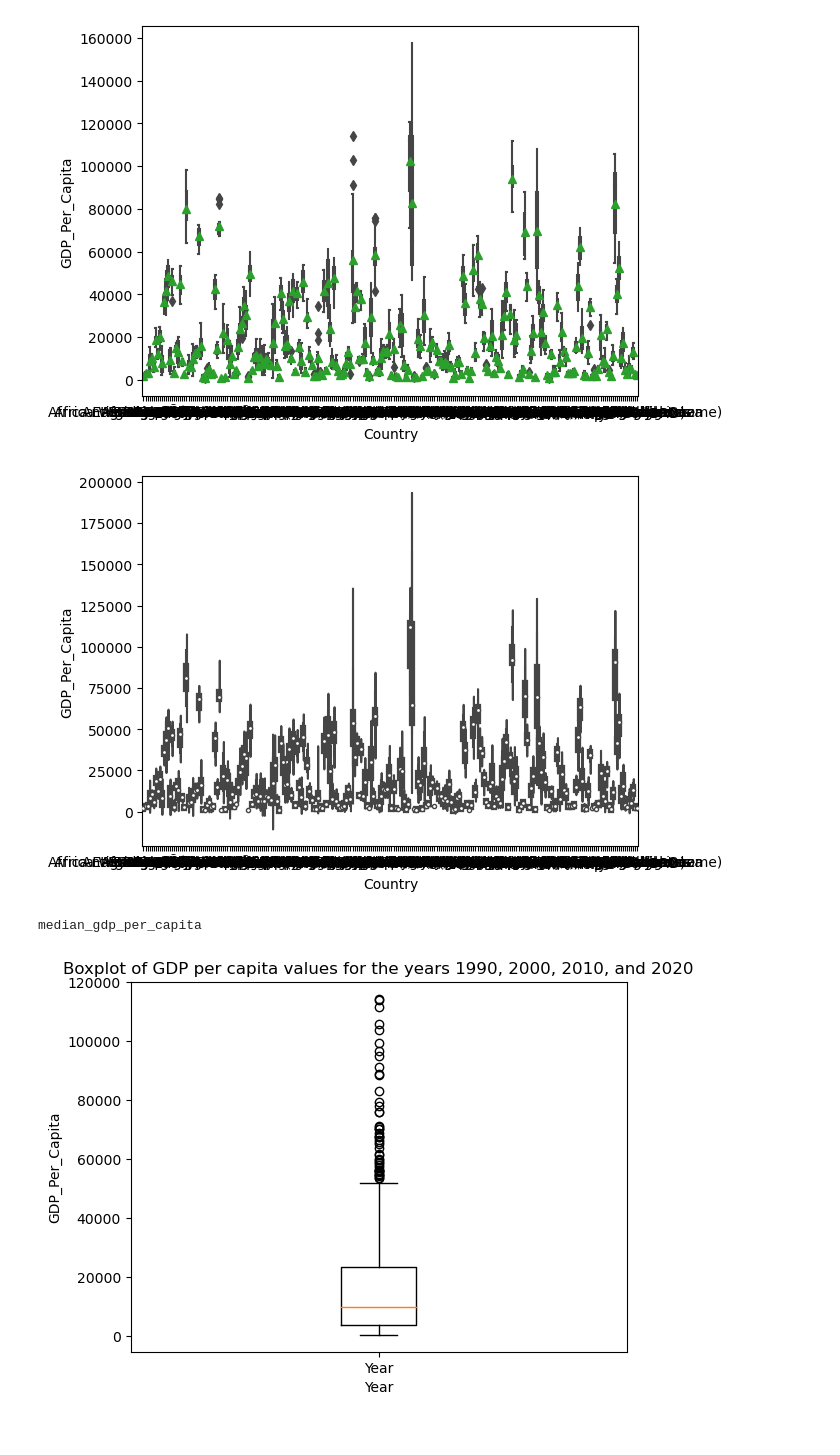
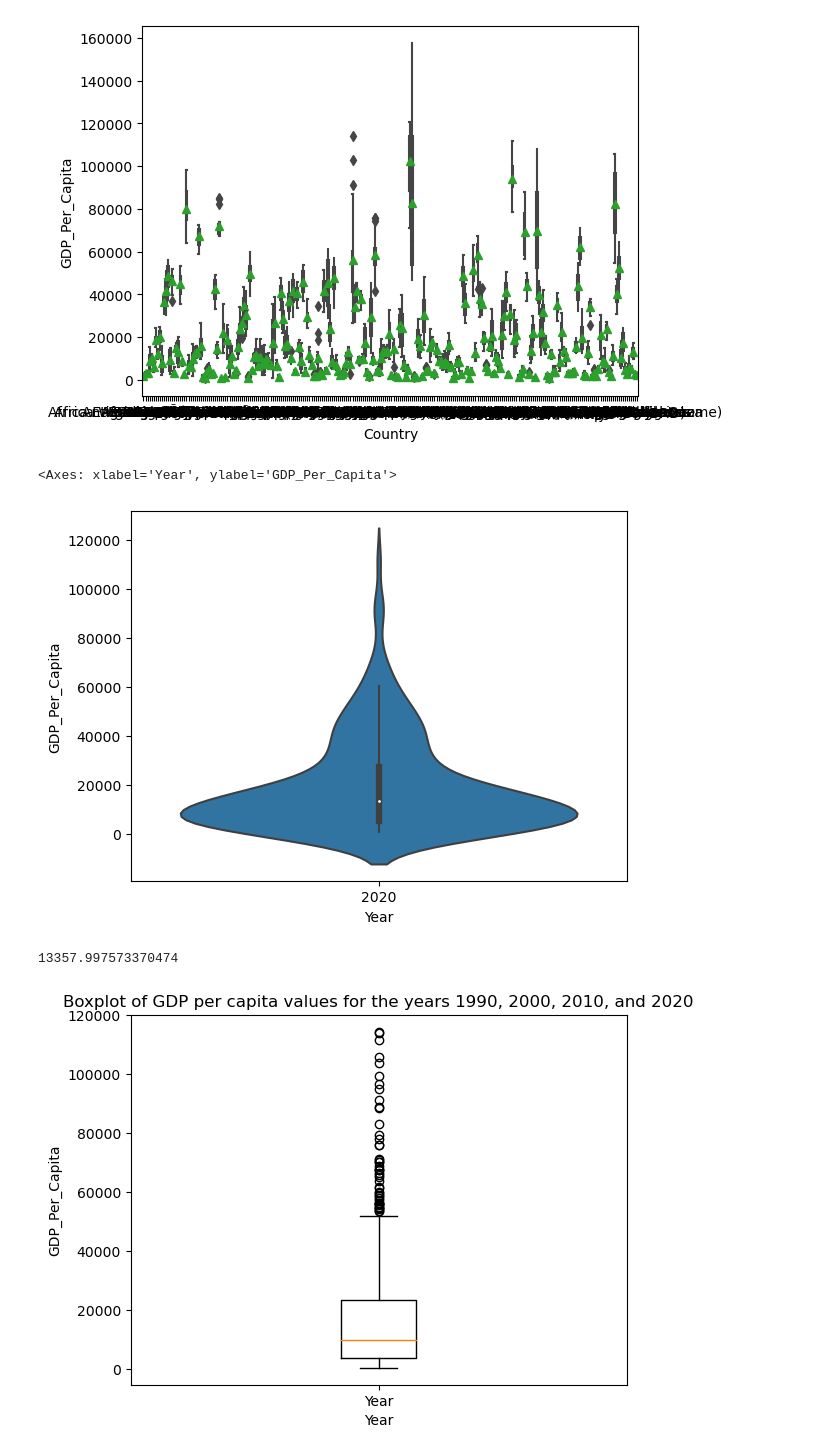
Before and after one commit to NSS-Data-Analytics-Cohort-10/gdp-and-internet-usage-Eliab16, a Jupyter notebook: notebooks/python1.ipynb, the cells around one changed output. Saved outputs shown, nothing was run; the diff lists cells and outputs as text; code cells hidden in the pictures.

```diff
--- a/notebooks/python1.ipynb
+++ b/notebooks/python1.ipynb
@@ -117,24 +117,20 @@ plt.show()
 # %%
 # violinplot
 gdp_df_filtered = gdp_df[gdp_df['Year'] == 2020]
 sns.violinplot(
-    x = "Country",
-    y = "GDP_Per_Capita",
-    showmeans=True,
-    data=gdp_df
-)
-
-plt.show()
+    x = gdp_df_filtered['Year'],
+    y = gdp_df_filtered['GDP_Per_Capita'])
 # %% [output]
+<Axes: xlabel='Year', ylabel='GDP_Per_Capita'>
-[figure, old version]
+[figure, new version]
 # %%
 # 9 What was the median GDP per capita value in 2020
 gdp_df_filtered = gdp_df[gdp_df['Year'] == 2020]
-GDP_Per_Capita = gdp_df_filtered['GDP_Per_Capita']
-median_gdp_per_capita = np.median(GDP_Per_Capita)
-print('median_gdp_per_capita')
+# GDP_Per_Capita = gdp_df_filtered['GDP_Per_Capita']
+median_gdp_per_capita = gdp_df_filtered['GDP_Per_Capita'].agg('median')
+print(median_gdp_per_capita)
 # %% [output]
-median_gdp_per_capita
+13357.997573370474
 # %%
 # compare GDP per capita values for the years 1990, 2000, 2010 and 2020
 gdp_decades = gdp_df[gdp_df['Year'].isin([1990, 2000, 2010, 2020])]
```
Also changed, not shown: parts of 13 cells of this notebook.
